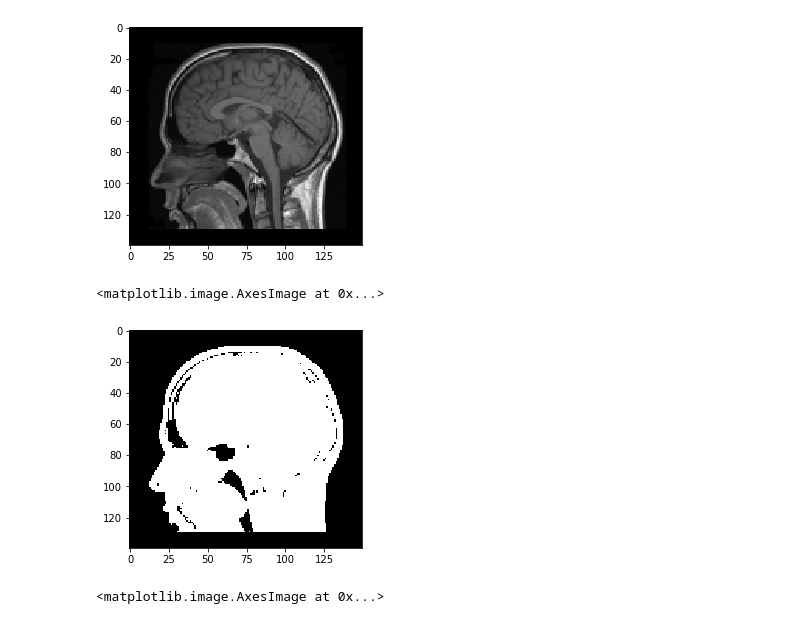
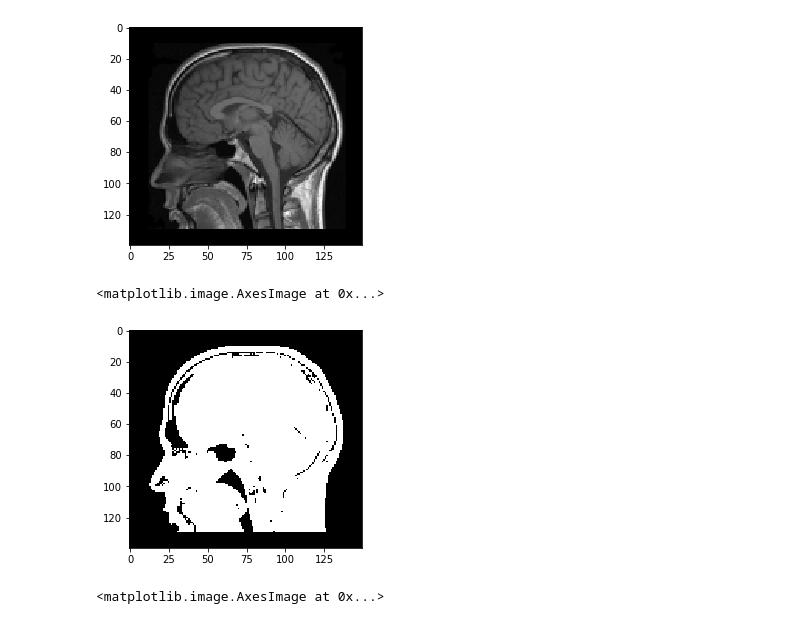
Before and after one commit to dbandala/CV, a Jupyter notebook: slope_chain_code/scc_book.ipynb, the cells around one changed output. Drawn from its saved outputs; the diff is of its cells as text; code cells hidden in the pictures.

```diff
--- a/slope_chain_code/scc_book.ipynb
+++ b/slope_chain_code/scc_book.ipynb
@@ -27,11 +27,11 @@ plt.imshow(img,cmap='gray')
 <matplotlib.image.AxesImage at 0x...>
 [figure]
 # %%
-ret,binThresh = cv.threshold(img,22,255,cv.THRESH_BINARY)
+ret,binThresh = cv.threshold(img,30,255,cv.THRESH_BINARY)
 plt.imshow(binThresh,cmap='gray')
 # %% [output]
 <matplotlib.image.AxesImage at 0x...>
-[figure, old version]
+[figure, new version]
 # %%
 edges = binThresh
 # %%
```
Also changed, not shown: parts of 24 cells of this notebook.
